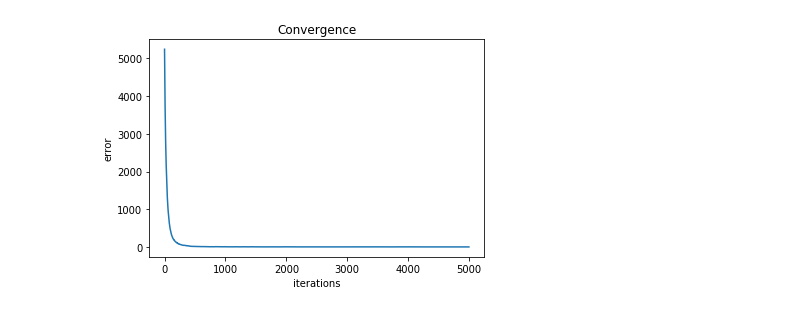
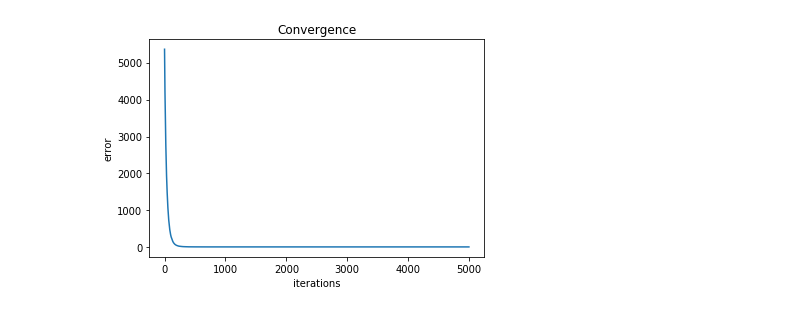
Before and after one commit to herjy/Quasar_lensing, a Jupyter notebook: simulation_interpolation/4xKxS_updated.ipynb, the cells around one changed output. Drawn from its saved outputs; the diff is of its cells as text; code cells hidden in the pictures.

```diff
--- a/simulation_interpolation/4xKxS_updated.ipynb
+++ b/simulation_interpolation/4xKxS_updated.ipynb
@@ -111,27 +111,27 @@ epsilon = 0.3
 # %%
 max_var = np.abs(np.max((f[1:]-f[:-1])))#/(t[1:]-t[:-1]))) # exact if without noise (f doesnt have noise)
 
 # with total variation
 while (R[-1] > epsilon) and (
         count < 5000):  # 5000 is a good amount of counts
     X_new = X + mu * AT(X,A,Y)
     X = X_new.copy()
     S_var = (X[:-1]-X[1:])#/((tk[:-1]-tk[1:]))
-    sign = np.sign(S_var[np.abs(S_var) >4*max_var])
-    loc = np.where(np.abs(S_var) >4*max_var)
-    X[loc] = X[loc] - 3*max_var*sign
+    sign = np.sign(S_var[np.abs(S_var) >2*max_var])
+    loc = np.where(np.abs(S_var) >2*max_var)
+    X[loc] = X[loc] - 2*max_var*sign
 
     R.append(np.sum((Y - A @ X) ** 2.))
     count += 1
 
 
 plt.title('Convergence')
 plt.plot(np.array(R[1:]))
 plt.xlabel('iterations')
 plt.ylabel('error')
 plt.show()
 # %% [output]
-[figure, old version]
+[figure, new version]
 # %%
 %matplotlib inline
 cut = np.logical_and(X < np.max(Y), X > np.min(Y))
```
Also changed, not shown: parts of 6 cells of this notebook, 10 other files.
